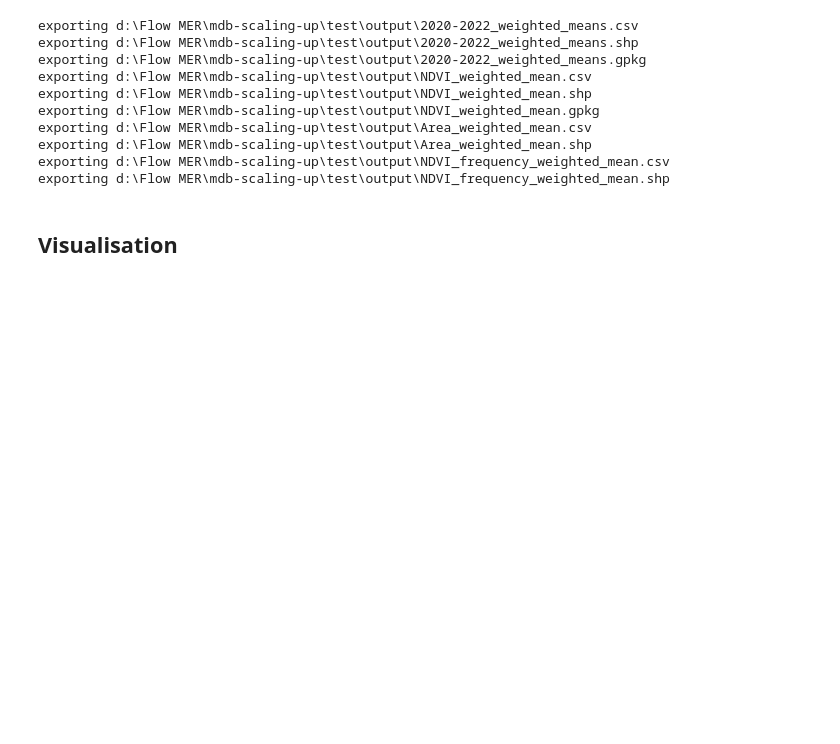
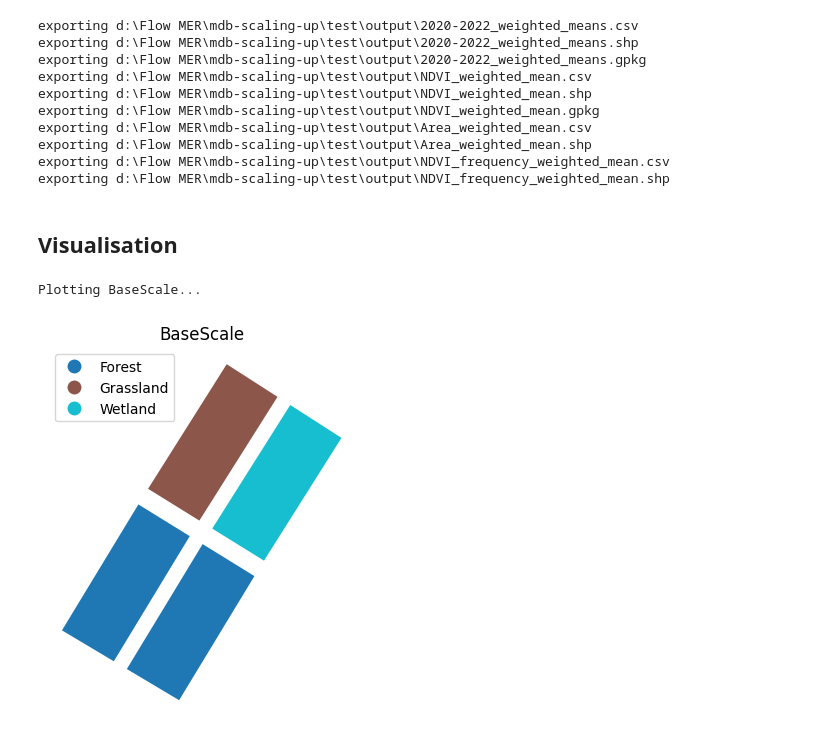
Before and after one commit to brooks-eco/scaling-framework, a Jupyter notebook: test_framework.ipynb, the cells around one changed output. Cells and saved outputs as stored; diff of their text form; code cells hidden in the pictures; blank space fills up the shorter version.

```diff
--- a/test_framework.ipynb
+++ b/test_framework.ipynb
@@ -565,3 +579,9 @@ exporting d:\Flow MER\mdb-scaling-up\test\output\NDVI_frequency_weighted_mean.cs
 exporting d:\Flow MER\mdb-scaling-up\test\output\NDVI_frequency_weighted_mean.shp
 # %% [markdown]
 ## Visualisation
+# %%
+#plot the scale object using the defined "type_field"
+base_scale.plot()
+# %% [output]
+Plotting BaseScale...
+[figure, added]
```
Also changed, not shown: parts of 13 cells of this notebook, 1 other file.
